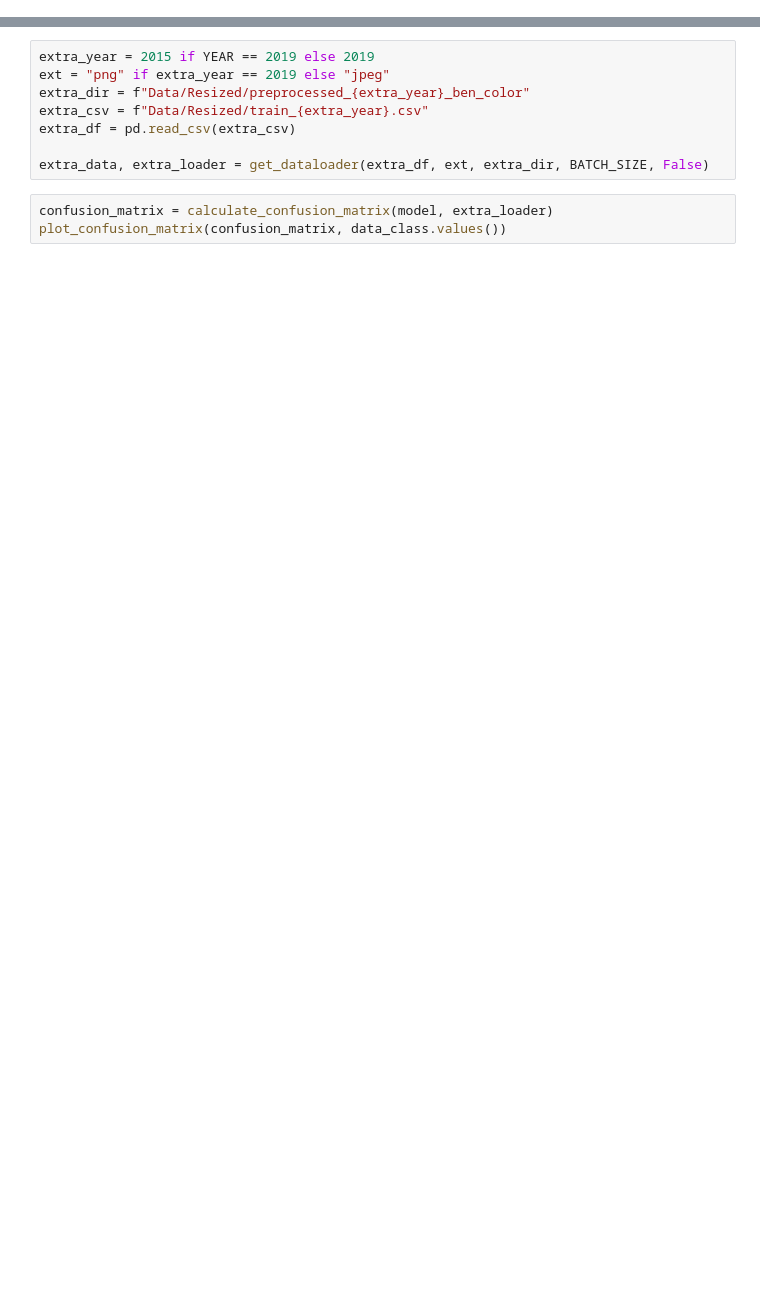
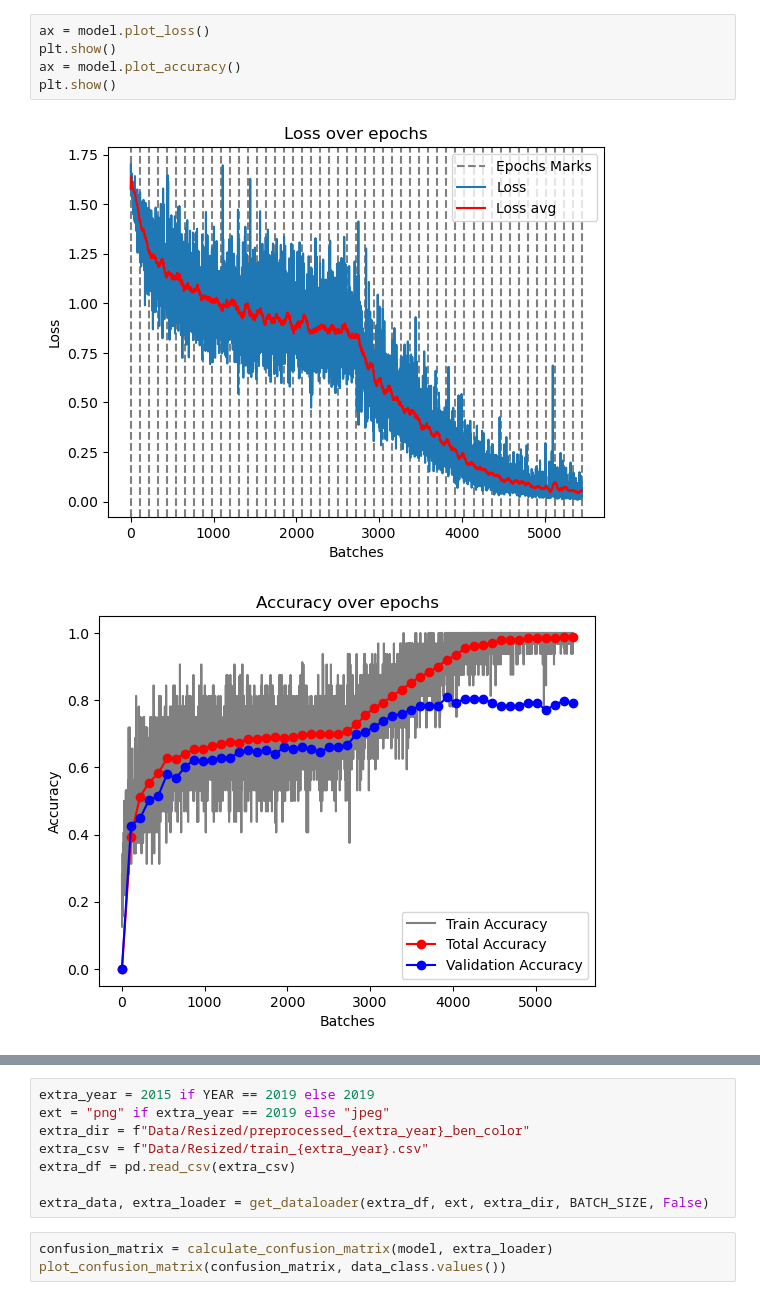
Before and after one commit to diegoPenguino/Diabetic-Retinopathy, a Jupyter notebook: pytorch.ipynb, the cells around one changed output, grey strips where cells are left out. Cells and saved outputs as stored; diff of their text form; blank space fills up the shorter version.

```diff
--- a/pytorch.ipynb
+++ b/pytorch.ipynb
@@ -85,3 +87,11 @@ model.plot_accuracy()
+# %%
+ax = model.plot_loss()
+plt.show()
+ax = model.plot_accuracy()
+plt.show()
+# %% [output]
+[figure, added]
+[figure, added]
 # %%
 confusion_matrix = calculate_confusion_matrix(model, val_loader)
 plot_confusion_matrix(confusion_matrix, data_class.values())
```
Also changed, not shown: parts of 18 cells of this notebook, 11 other files.
